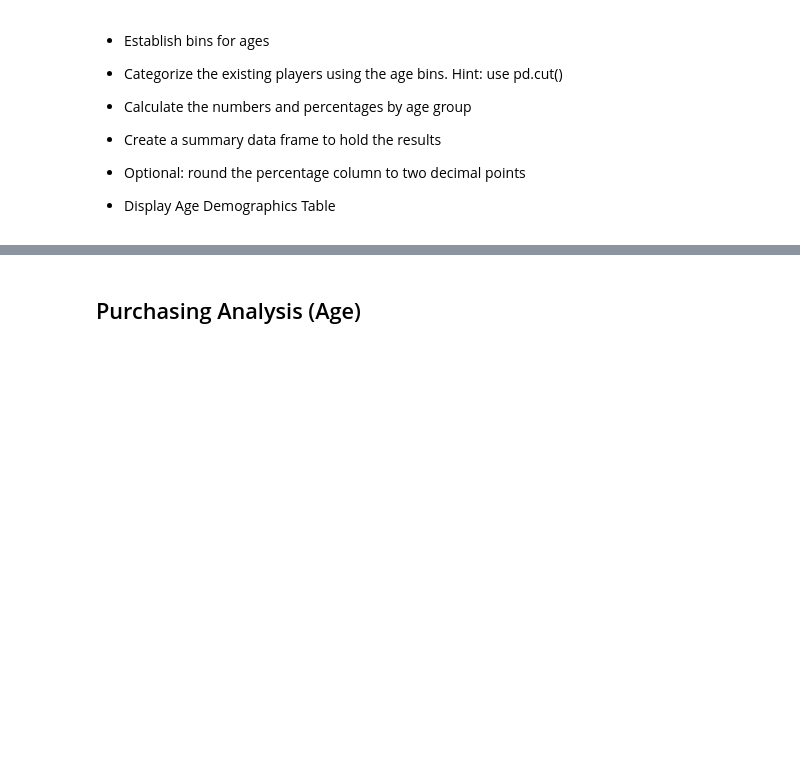
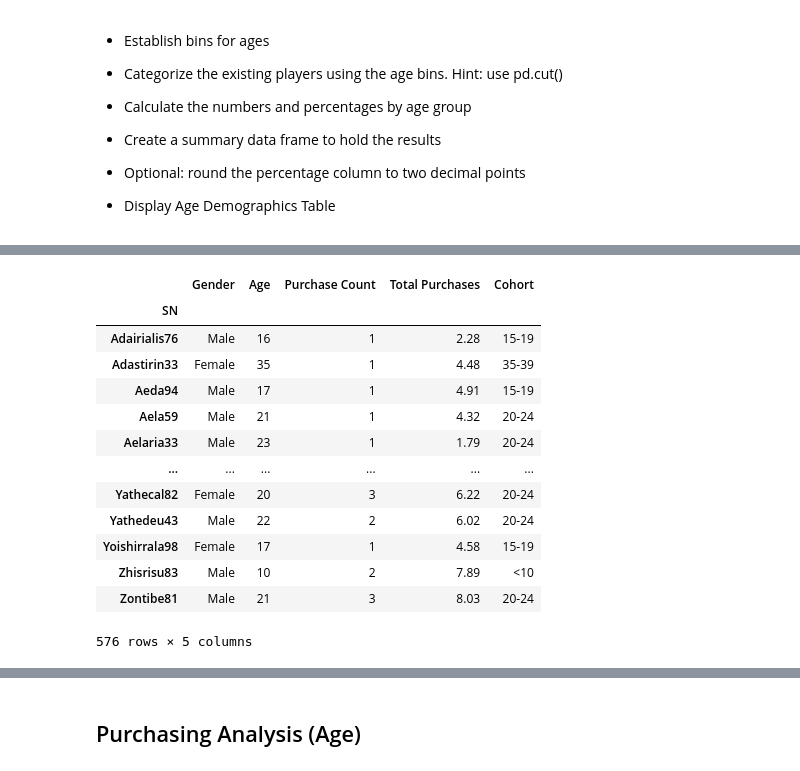
Before and after one commit to brainmagmo/pandas-challenge, a Jupyter notebook: 04-Pandas/Instructions/HeroesOfPymoli/HeroesOfPymoli_starter.ipynb, the cells around one changed output, grey strips where cells are left out. Cells and saved outputs as stored; diff of their text form; code cells hidden in the pictures; blank space fills up the shorter version.

```diff
--- a/04-Pandas/Instructions/HeroesOfPymoli/HeroesOfPymoli_starter.ipynb
+++ b/04-Pandas/Instructions/HeroesOfPymoli/HeroesOfPymoli_starter.ipynb
@@ -273,0 +306,23 @@ gender_summary
+# %%
+bins = [0,10,14,19,24,29,34,39,1000]
+#print(len(bins))
+group_names = ['<10','10-14','15-19','20-24','24-29','29-34','35-39','40+']
+#print(len(group_names))
+# %%
+user_data['Cohort'] = pd.cut(user_data['Age'],bins,labels=group_names,include_lowest=True)
+user_data
+# %% [output]
+|  | Gender | Age | Purchase Count | Total Purchases | Cohort |
+| SN |  |  |  |  |  |
+| Adairialis76 | Male | 16 | 1 | 2.28 | 15-19 |
+| Adastirin33 | Female | 35 | 1 | 4.48 | 35-39 |
+| Aeda94 | Male | 17 | 1 | 4.91 | 15-19 |
+| Aela59 | Male | 21 | 1 | 4.32 | 20-24 |
+| Aelaria33 | Male | 23 | 1 | 1.79 | 20-24 |
+| ... | ... | ... | ... | ... | ... |
+| Yathecal82 | Female | 20 | 3 | 6.22 | 20-24 |
+| Yathedeu43 | Male | 22 | 2 | 6.02 | 20-24 |
+| Yoishirrala98 | Female | 17 | 1 | 4.58 | 15-19 |
+| Zhisrisu83 | Male | 10 | 2 | 7.89 | <10 |
+| Zontibe81 | Male | 21 | 3 | 8.03 | 20-24 |
+576 rows × 5 columns
```
Also changed, not shown: parts of 12 cells of this notebook.
